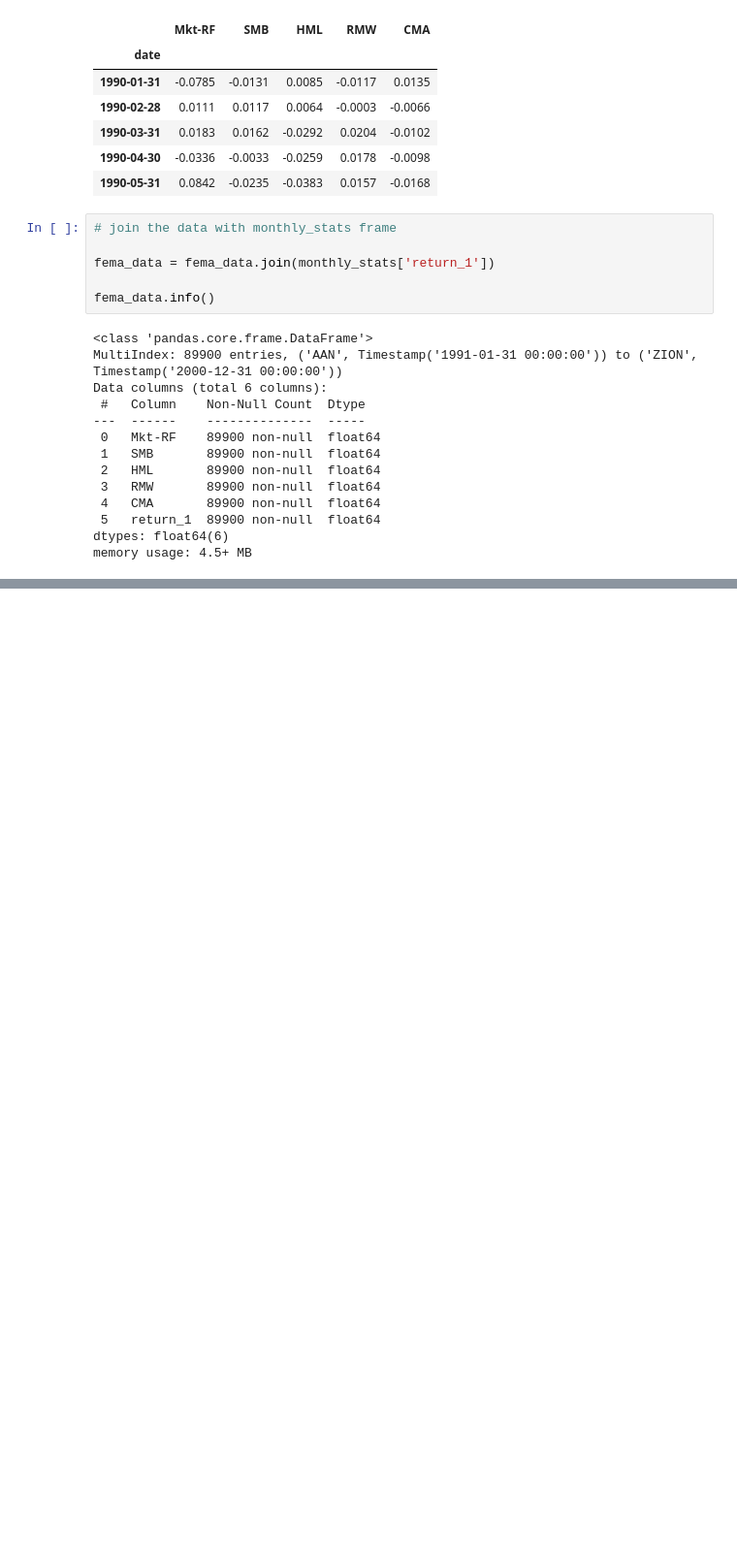
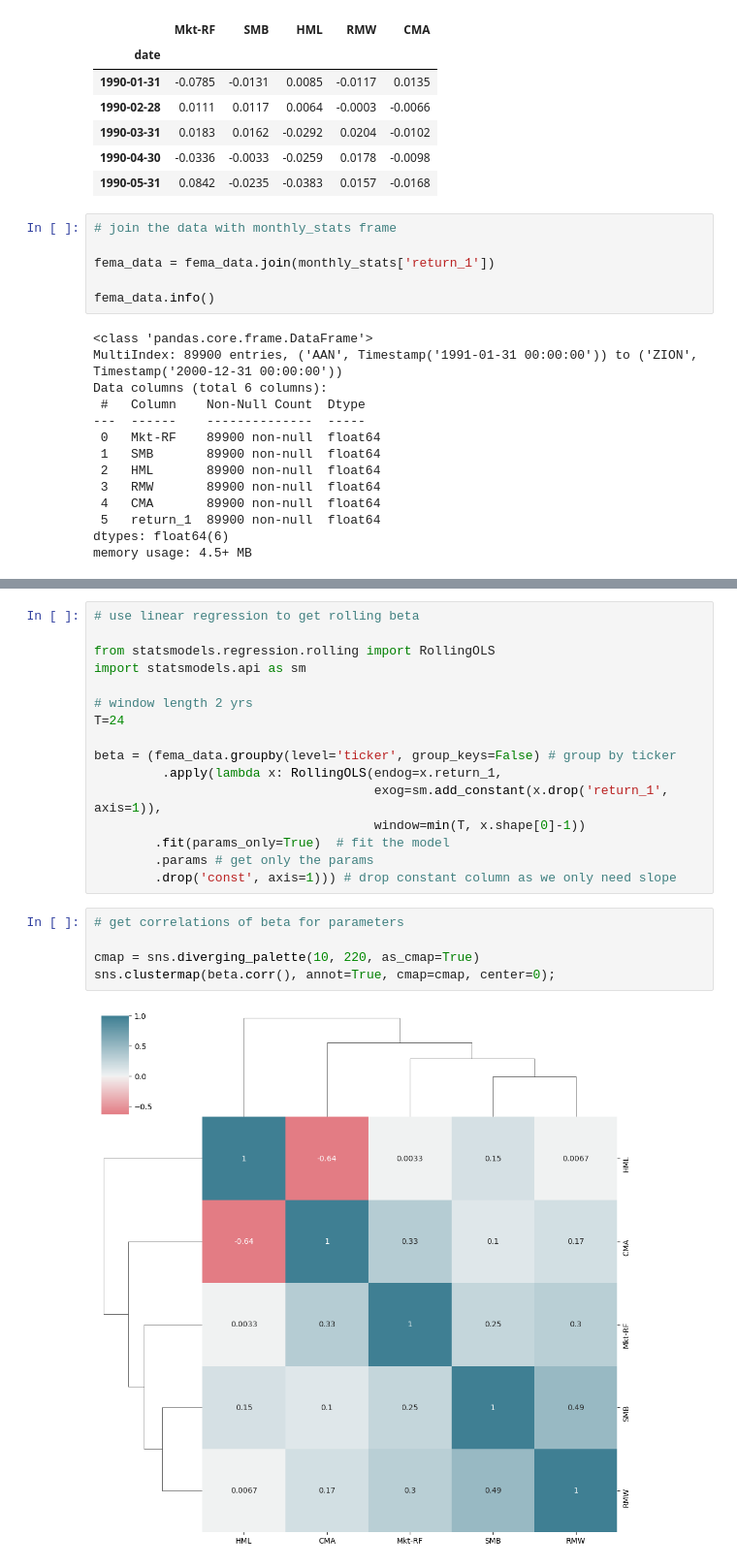
Before and after one commit to ansingh16/ML_trading, a Jupyter notebook: Feature_Engineering.ipynb, the cells around one changed output, grey strips where cells are left out. Shown at 97% size. Cells and saved outputs as stored; diff of their text form; blank space fills up the shorter version.

Commit message:
finished betas

```diff
--- a/Feature_Engineering.ipynb
+++ b/Feature_Engineering.ipynb
@@ -174,0 +184,23 @@ T=24
+# %%
+# use linear regression to get rolling beta
+
+from statsmodels.regression.rolling import RollingOLS
+import statsmodels.api as sm
+
+# window length 2 yrs
+T=24
+
+beta = (fema_data.groupby(level='ticker', group_keys=False) # group by ticker
+         .apply(lambda x: RollingOLS(endog=x.return_1,
+                                     exog=sm.add_constant(x.drop('return_1', axis=1)),
+                                     window=min(T, x.shape[0]-1))
+        .fit(params_only=True)  # fit the model
+        .params # get only the params
+        .drop('const', axis=1))) # drop constant column as we only need slope
+# %%
+# get correlations of beta for parameters
+
+cmap = sns.diverging_palette(10, 220, as_cmap=True)
+sns.clustermap(beta.corr(), annot=True, cmap=cmap, center=0);
+# %% [output]
+[figure, added]
```
Also changed, not shown: parts of 7 cells of this notebook.
